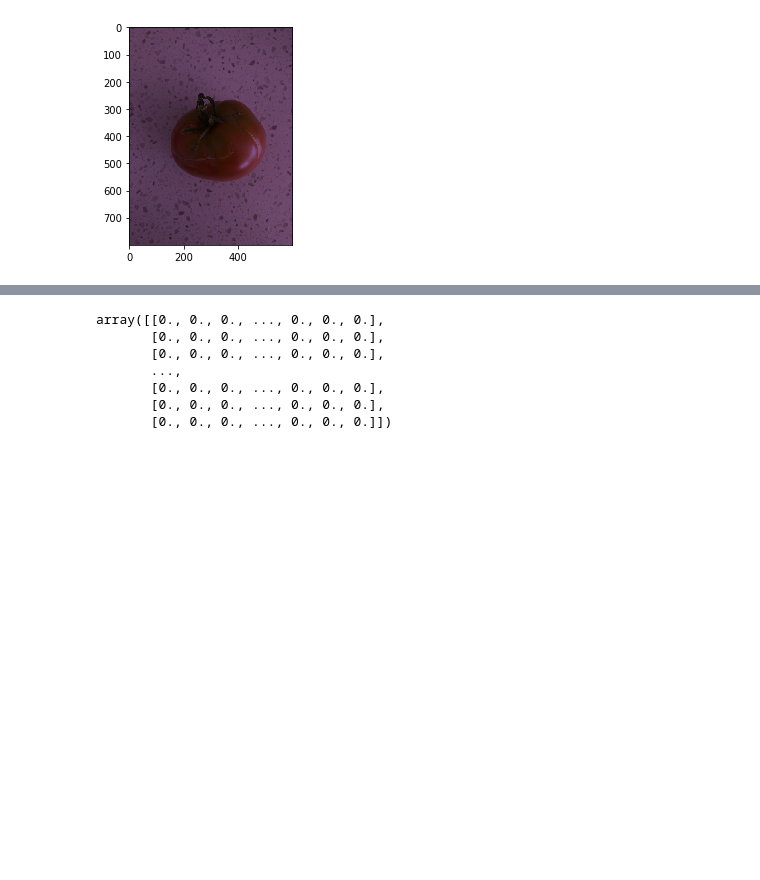
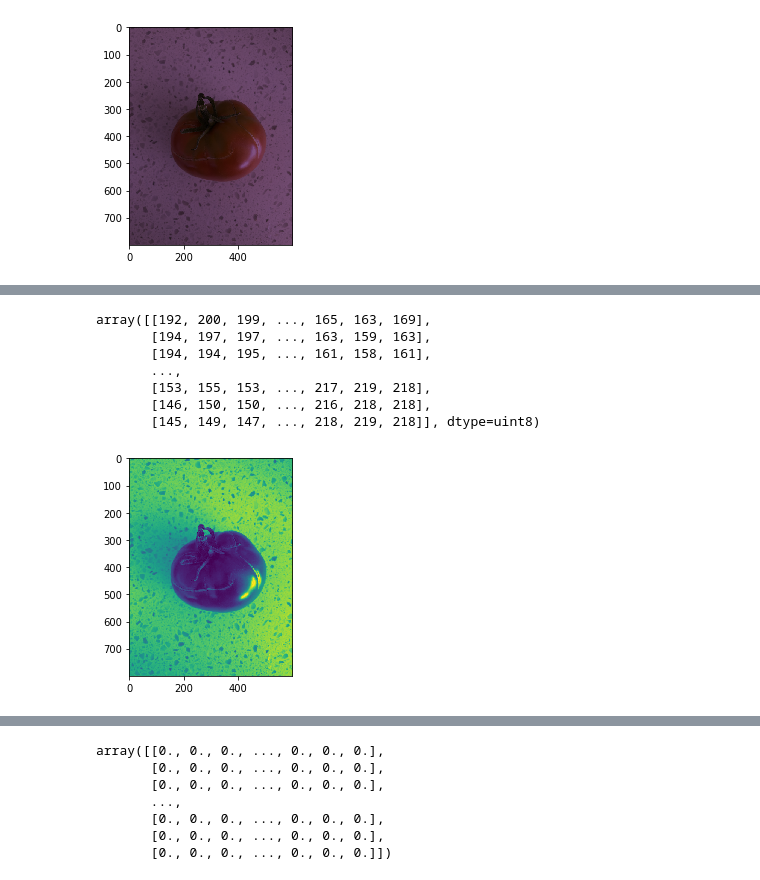
Before and after one commit to tweeraratne/problem-solving, a Jupyter notebook: Code_to_convert_RGB_image_to_Grayscale.ipynb, the cells around one changed output, grey strips where cells are left out. Drawn from its saved outputs; the diff is of its cells as text; code cells hidden in the pictures; blank space fills up the shorter version.

```diff
--- a/Code_to_convert_RGB_image_to_Grayscale.ipynb
+++ b/Code_to_convert_RGB_image_to_Grayscale.ipynb
@@ -120,0 +148,12 @@ plt.imshow(color_img_copy2)
+# %%
+plt.imshow(color_img_copy3[:,:,2])
+color_img_copy3[:,:,2]
+# %% [output]
+array([[192, 200, 199, ..., 165, 163, 169],
+       [194, 197, 197, ..., 163, 159, 163],
+       [194, 194, 195, ..., 161, 158, 161],
+       ...,
+       [153, 155, 153, ..., 217, 219, 218],
+       [146, 150, 150, ..., 216, 218, 218],
+       [145, 149, 147, ..., 218, 219, 218]], dtype=uint8)
+[figure, added]
```
Also changed, not shown: parts of 6 cells of this notebook.
